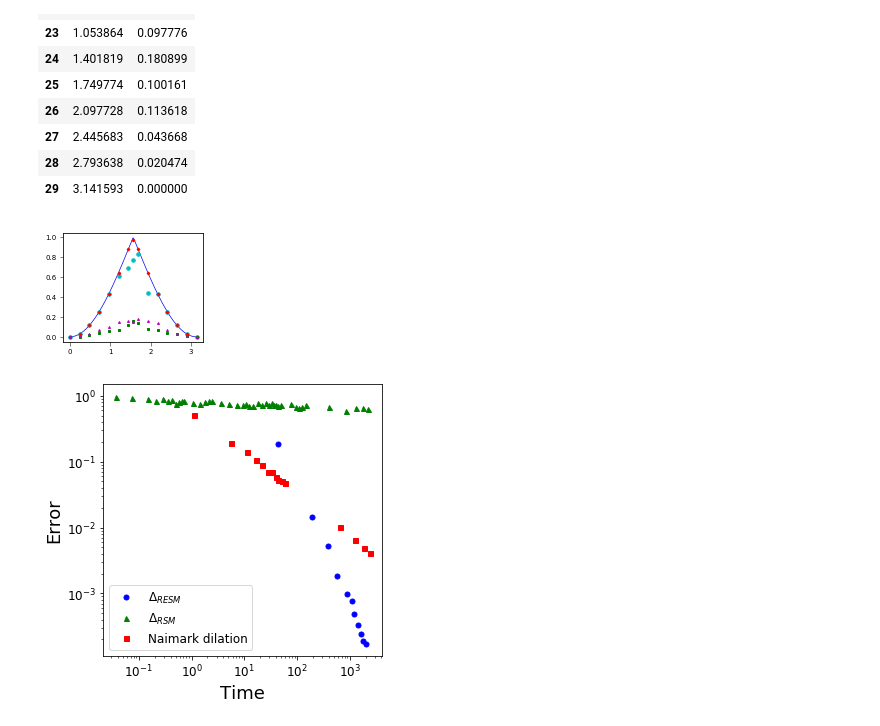
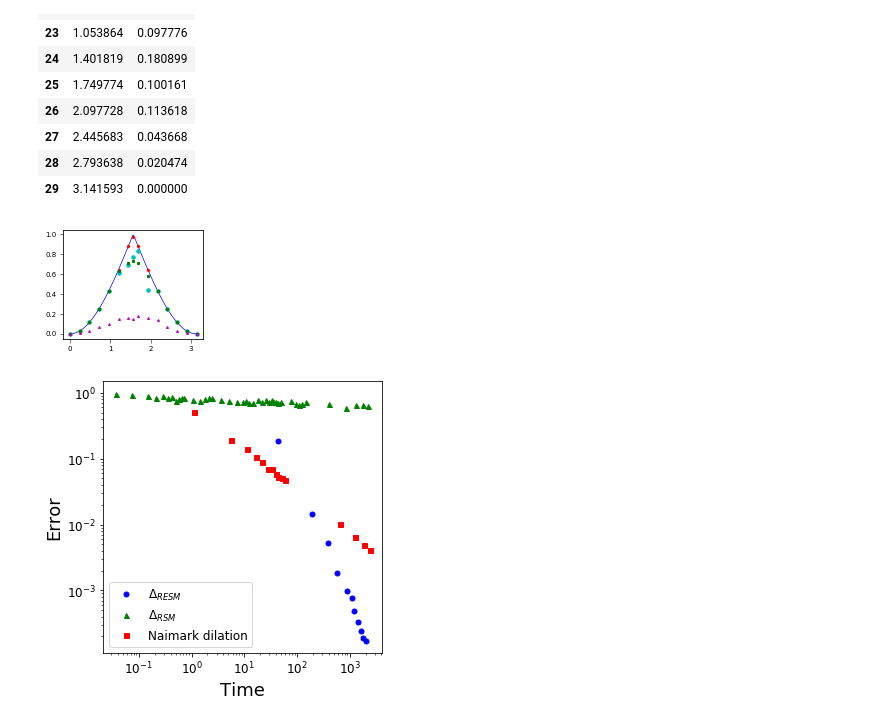
Before and after one commit to estebanmv/Random-Sampling-Extremal-POVMs, a Jupyter notebook: DisplacedPlot.ipynb, the cells around one changed output. Cells and saved outputs as stored; diff of their text form; code cells hidden in the pictures.

```diff
--- a/DisplacedPlot.ipynb
+++ b/DisplacedPlot.ipynb
@@ -223,23 +223,25 @@ int10 = pd.read_csv('Qubit-IntTests10.dat', header=None, sep=',')
 int10.columns=['x','y']
 int1000 = pd.read_csv('Qubit-IntTests1000.dat', header=None, sep=',')
 int1000.columns=['x','y']
+naimvt10 = pd.read_csv('QubitNaimark-testsVT10.dat', header=None, sep=',')
+naimvt10.columns=['x','y']
 # %%
 #plt.figure(figsize=(8,8))
 plt.figure(figsize= (2.5,2))
 #plt.plot(ext1000.x,ext1000.y,'kd',markersize=12)
 plt.plot(xZ,yZ, "b-",linewidth=0.7)
 plt.plot(ext10.x,ext1.y,'co',markersize=3.5)
 plt.plot(ext10.x,ext10.y,'rD',markersize=2)
-plt.plot(int10.x,int10.y,'gs',markersize=2)
+plt.plot(naimvt10.x,naimvt10.y,'gs',markersize=2)
 plt.plot(int1000.x,int1000.y,'m^',markersize=2)
 #plt.ylabel('Z(Displaced Thermal)', fontsize=18)
 #plt.xlabel(r'$\eta$', fontsize=18)
 #plt.tick_params(labelsize=12,width=1)
 plt.tick_params(labelsize=7,width=0.5)
 plt.savefig("Qubit1-10ext.pdf")
 plt.show()
 # %% [output]
-[figure, old version]
+[figure, new version]
 # %%
 frsm = pd.read_csv('Qubit-testsFisherVariousInt.dat',header=None)
 tfrsm = pd.read_csv('tiemposQubitRSM.dat',header=None)
```
Also changed, not shown: parts of 2 cells of this notebook, 7 other files.
